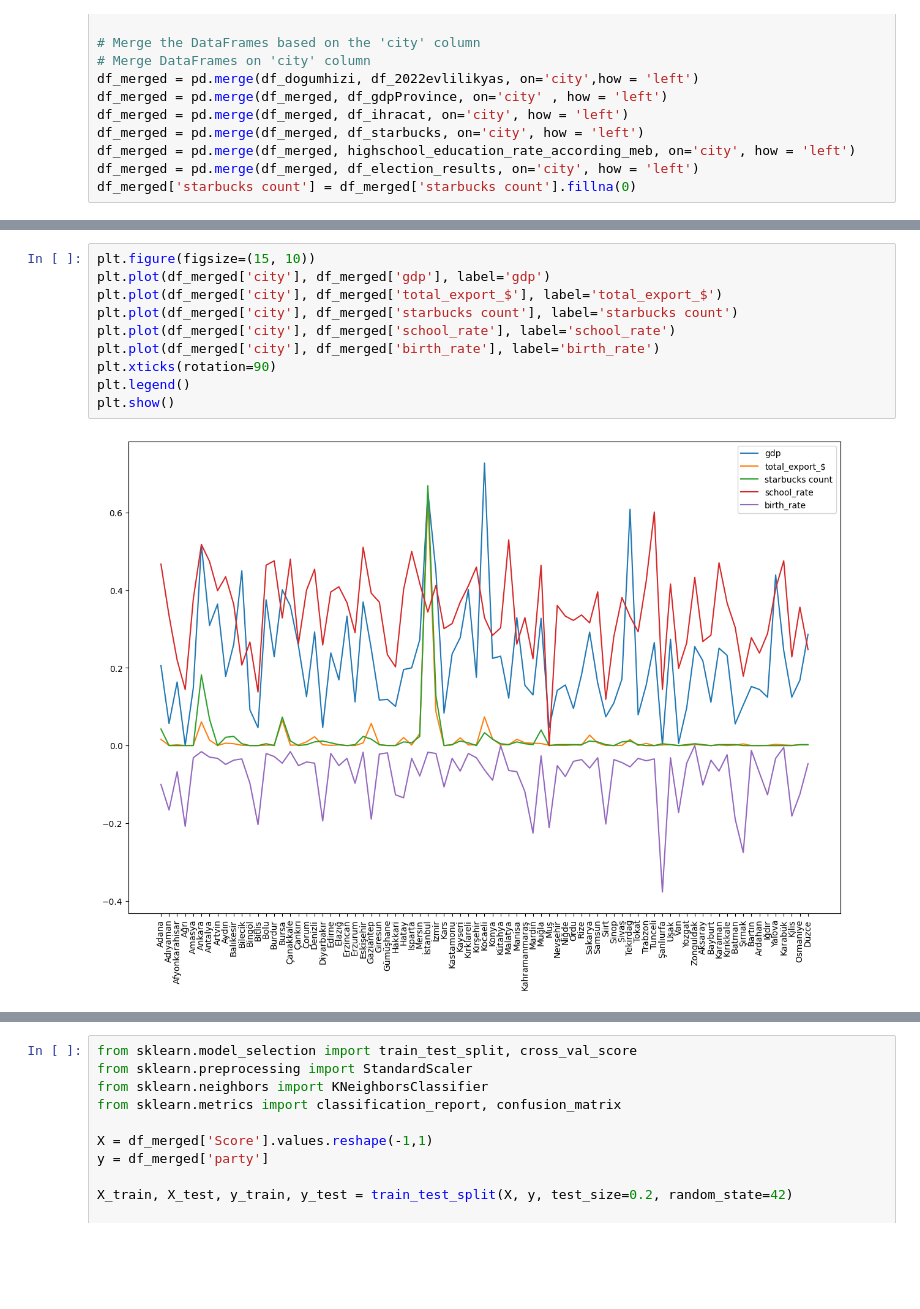
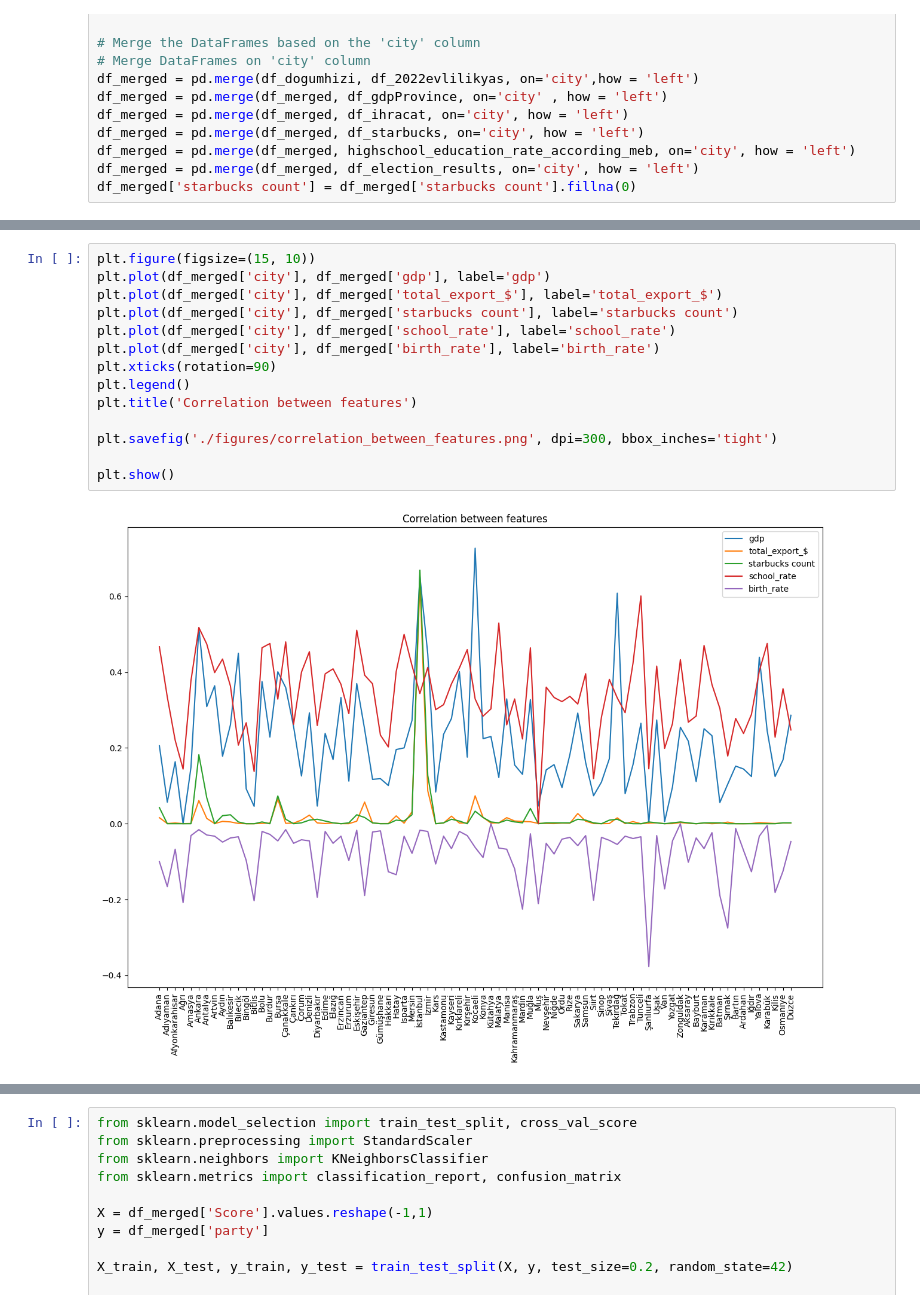
Before and after one commit to erennaltin/CS210-Project, a Jupyter notebook: model.ipynb, the cells around one changed output, grey strips where cells are left out. Cells and saved outputs as stored; diff of their text form; blank space fills up the shorter version.

```diff
--- a/model.ipynb
+++ b/model.ipynb
@@ -112,13 +118,17 @@ corrs
 # %%
 plt.figure(figsize=(15, 10))
 plt.plot(df_merged['city'], df_merged['gdp'], label='gdp')
 plt.plot(df_merged['city'], df_merged['total_export_$'], label='total_export_$')
 plt.plot(df_merged['city'], df_merged['starbucks count'], label='starbucks count')
 plt.plot(df_merged['city'], df_merged['school_rate'], label='school_rate')
 plt.plot(df_merged['city'], df_merged['birth_rate'], label='birth_rate')
 plt.xticks(rotation=90)
 plt.legend()
+plt.title('Correlation between features')
+
+plt.savefig('./figures/correlation_between_features.png', dpi=300, bbox_inches='tight')
+
 plt.show()
 # %% [output]
-[figure, old version]
+[figure, new version]
 # %%
```
Also changed, not shown: parts of 5 cells of this notebook, 6 other files.
